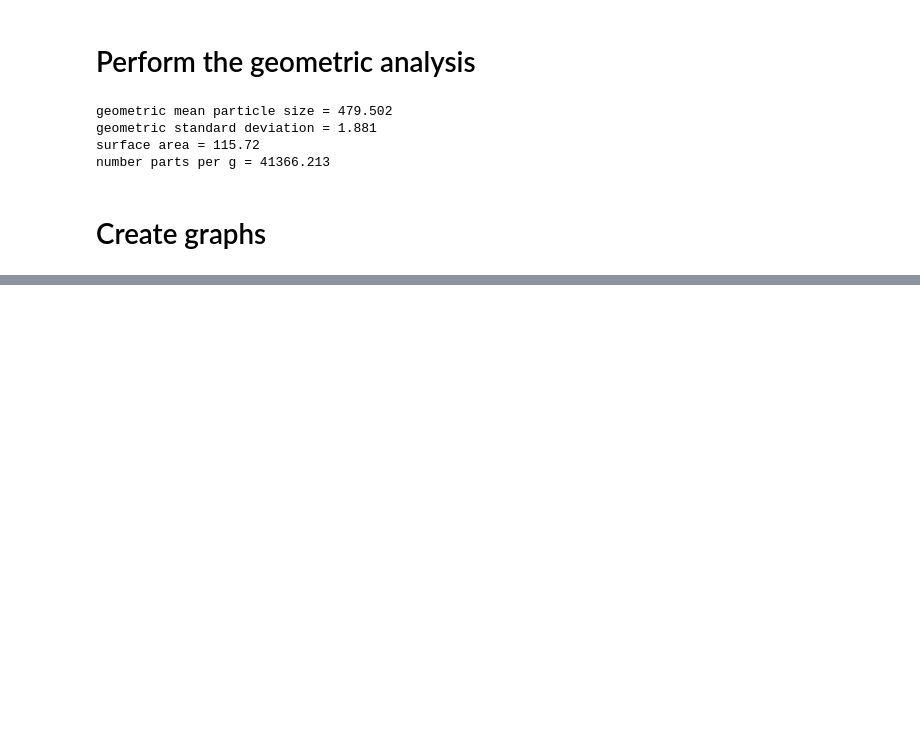
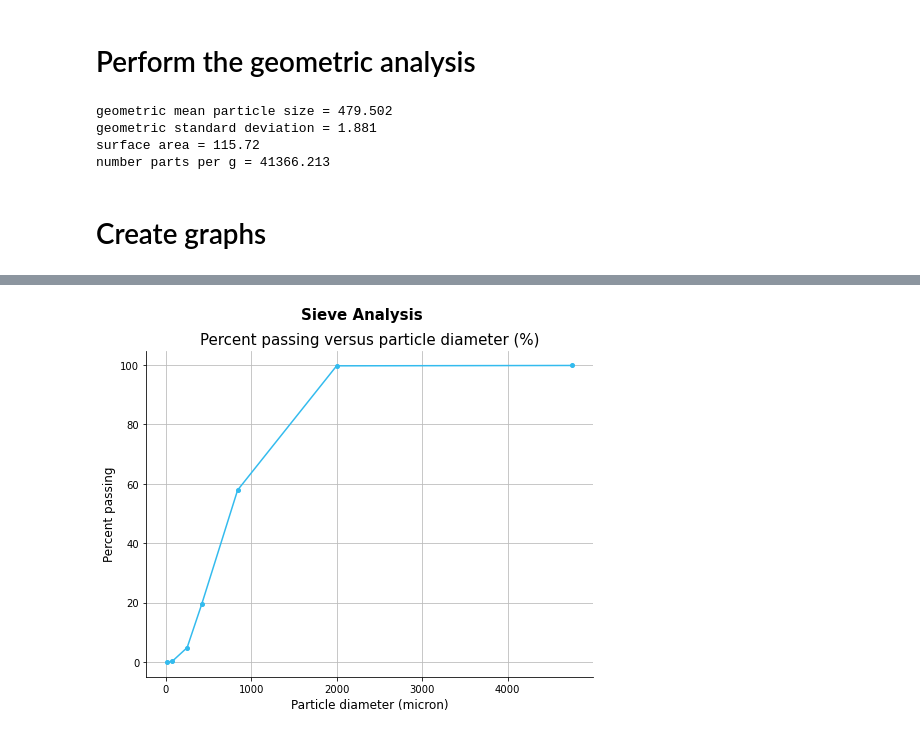
Before and after one commit to gillespilon/sieve_analysis, a Jupyter notebook: sieve_analysis.ipynb, the cells around one changed output, grey strips where cells are left out. Cells and saved outputs as stored; diff of their text form; code cells hidden in the pictures; blank space fills up the shorter version.

```diff
--- a/sieve_analysis.ipynb
+++ b/sieve_analysis.ipynb
@@ -179,0 +197,47 @@ ax.figure.savefig('sieve_percent_passing_vs_diameter.pdf', format='pdf')
+# %%
+fig = plt.figure(figsize=figure_size)
+ax = fig.add_subplot(111)
+ax.plot(
+    df['particle diameter'],
+    df['passing pct'],
+    marker='.',
+    markersize=8,
+    linestyle='-',
+    color=colour2
+)
+ax.grid(
+    b=True,
+    which='both',
+    axis='both',
+    color='#bbbbbb'
+)
+fig.suptitle(
+    t='Sieve Analysis',
+    ha='center',
+    fontsize=15,
+    fontweight='bold'
+)
+ax.set_title(
+    label='Percent passing versus particle diameter (%)',
+    loc='center',
+    fontsize=15,
+    fontweight='normal'
+)
+ax.set_xlabel(
+    xlabel='Particle diameter (micron)',
+    ha='center',
+    fontsize=12,
+    fontweight='normal'
+)
+ax.set_ylabel(
+    ylabel='Percent passing',
+    ha='center',
+    fontsize=12,
+    fontweight='normal'
+)
+for spine in 'right', 'top':
+    ax.spines[spine].set_visible(False)
+fig.savefig('sieve_percent_passing_vs_diameter.svg', format='svg')
+fig.savefig('sieve_percent_passing_vs_diameter.pdf', format='pdf')
+# %% [output]
+[figure, added]
```
Also changed, not shown: parts of 12 cells of this notebook.
